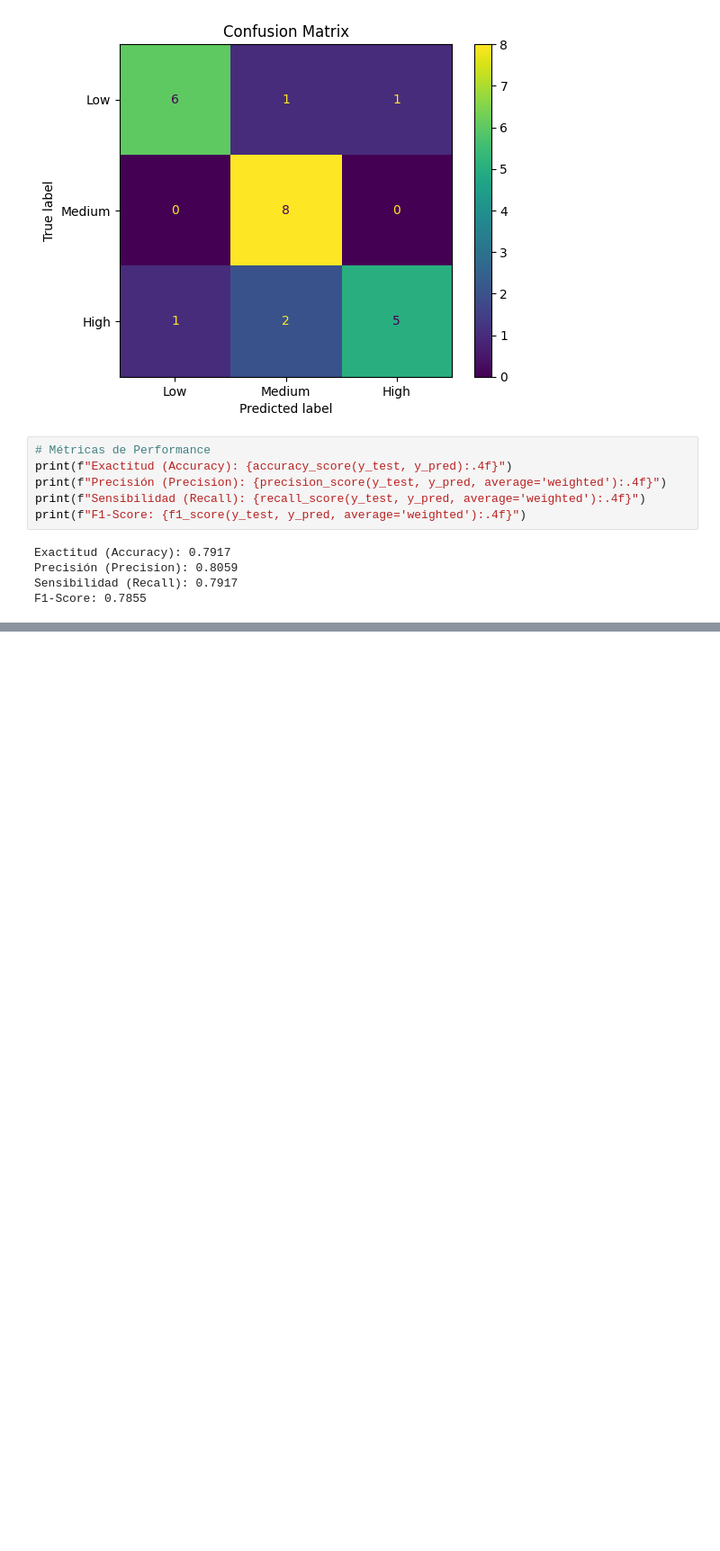
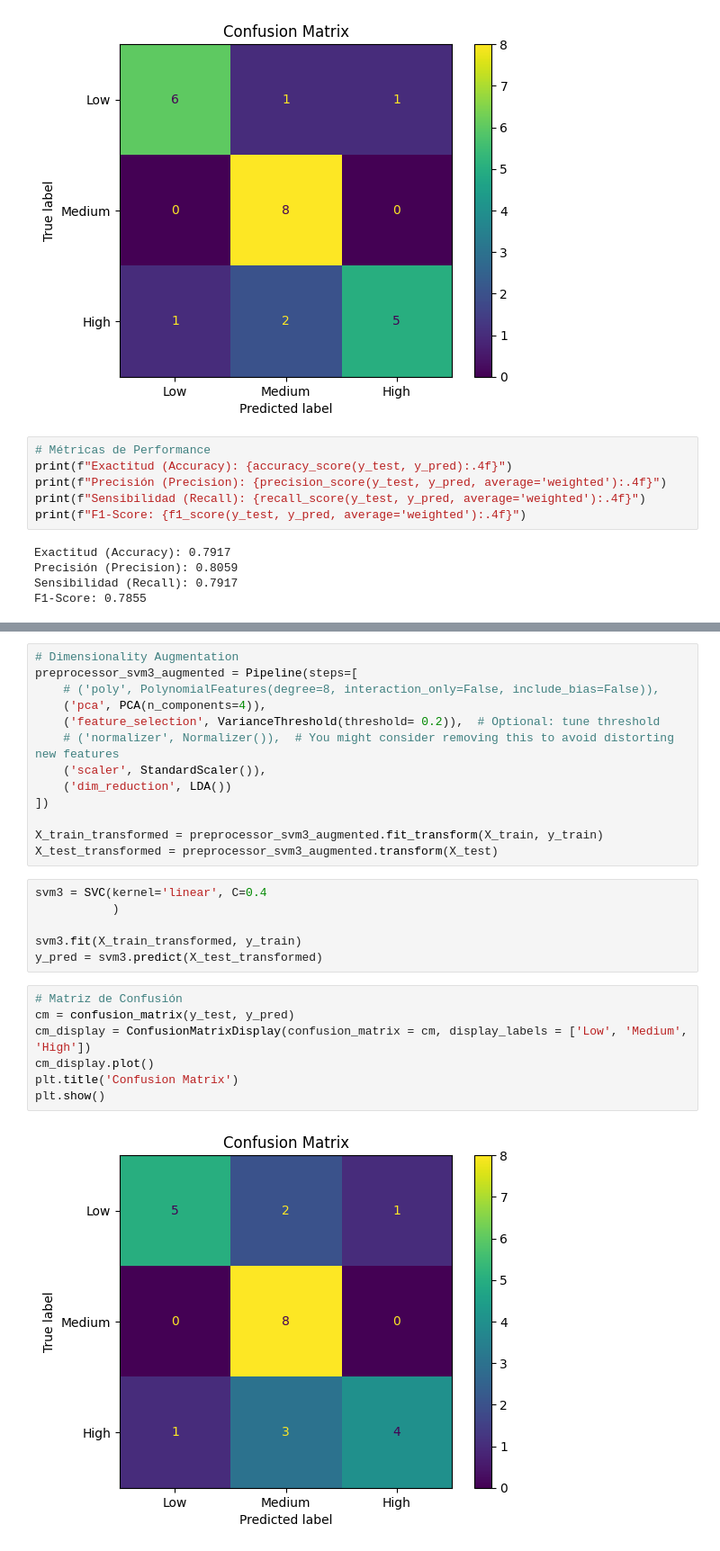
Before and after one commit to ch0fas/3erExamenEO, a Jupyter notebook: Examen3SVC.ipynb, the cells around one changed output, grey strips where cells are left out. Shown: that part at 90% size. Saved outputs shown, nothing was run; the diff lists cells and outputs as text; blank space fills up the shorter version.

```diff
--- a/Examen3SVC.ipynb
+++ b/Examen3SVC.ipynb
@@ -362,0 +442,28 @@ F1-Score: 0.7855
+# %%
+# Dimensionality Augmentation
+preprocessor_svm3_augmented = Pipeline(steps=[
+    # ('poly', PolynomialFeatures(degree=8, interaction_only=False, include_bias=False)),
+    ('pca', PCA(n_components=4)),
+    ('feature_selection', VarianceThreshold(threshold= 0.2)),  # Optional: tune threshold
+    # ('normalizer', Normalizer()),  # You might consider removing this to avoid distorting new features
+    ('scaler', StandardScaler()),
+    ('dim_reduction', LDA())
+])
+
+X_train_transformed = preprocessor_svm3_augmented.fit_transform(X_train, y_train)
+X_test_transformed = preprocessor_svm3_augmented.transform(X_test)
+# %%
+svm3 = SVC(kernel='linear', C=0.4
+           )
+
+svm3.fit(X_train_transformed, y_train)
+y_pred = svm3.predict(X_test_transformed)
+# %%
+# Matriz de Confusión
+cm = confusion_matrix(y_test, y_pred)
+cm_display = ConfusionMatrixDisplay(confusion_matrix = cm, display_labels = ['Low', 'Medium', 'High'])
+cm_display.plot()
+plt.title('Confusion Matrix')
+plt.show()
+# %% [output]
+[figure, added]
```
Also changed, not shown: parts of 14 cells of this notebook.
